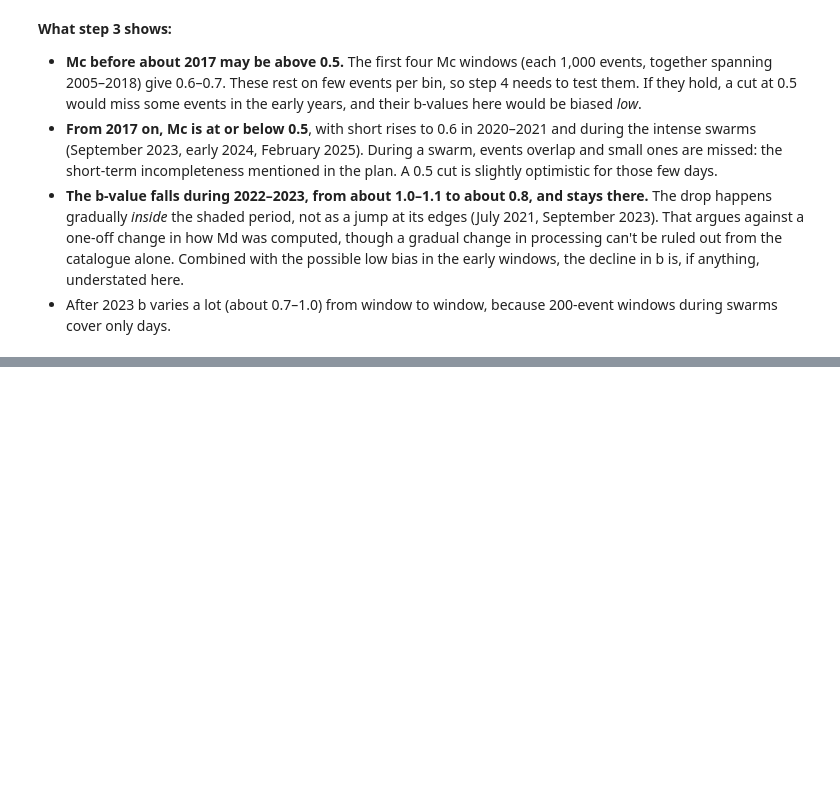
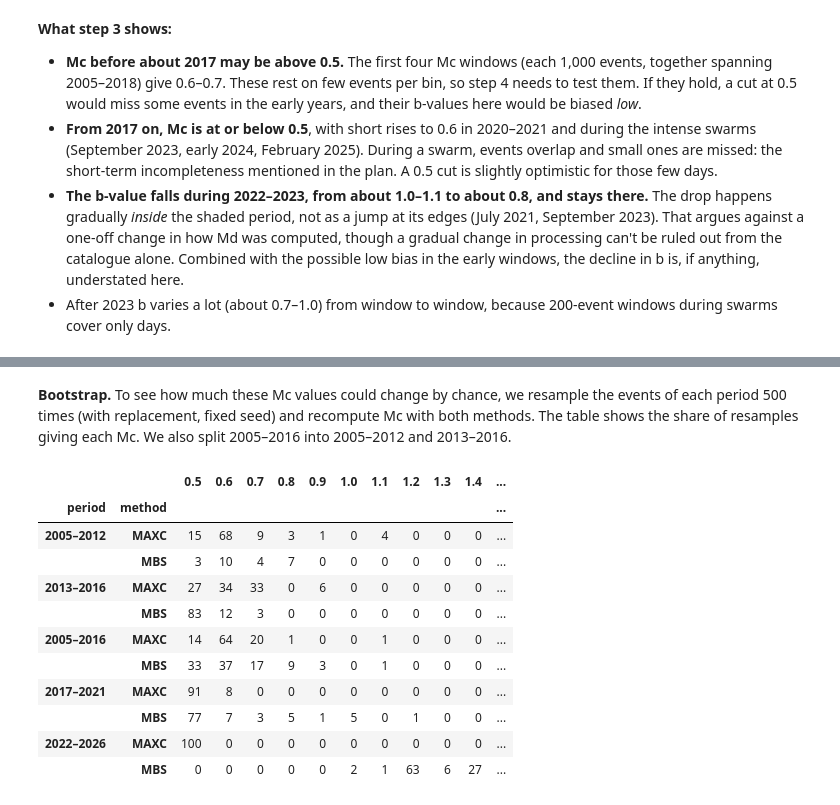
Before and after one commit to PatrickBolton/flegrei-seismicity, a Jupyter notebook: notebooks/01_completeness.ipynb, the cells around one changed output, grey strips where cells are left out. Drawn from its saved outputs; the diff is of its cells as text; code cells hidden in the pictures; blank space fills up the shorter version.

```diff
--- a/notebooks/01_completeness.ipynb
+++ b/notebooks/01_completeness.ipynb
@@ -285,0 +337,29 @@ b_t.groupby(b_t["mid"].dt.year)["b"].agg(["size", "median", "min", "max"]).round
+# %% [markdown]
+**Bootstrap.** To see how much these Mc values could change by chance, we resample the events of each period 500 times (with replacement, fixed seed) and recompute Mc with both methods. The table shows the share of resamples giving each Mc. We also split 2005–2016 into 2005–2012 and 2013–2016.
+# %%
+boot_periods = {"2005–2012": ("2005-01-01", "2013-01-01"),
+                "2013–2016": ("2013-01-01", "2017-01-01"),
+                **mbs_periods}
+rows = {}
+for label, (start, end) in boot_periods.items():
+    md_values = mags.loc[(mags["time"] >= start) & (mags["time"] < end), "md"]
+    for method, func in [("MAXC", mc_maxc), ("MBS", mc_mbs)]:
+        draws = pd.Series(bootstrap(md_values, func, n_boot=500, seed=42))
+        shares = draws.value_counts(normalize=True, dropna=False)
+        rows[(label, method)] = shares.rename(index=lambda v: "no result" if pd.isna(v) else f"{v:.1f}")
+boot = pd.DataFrame(rows).T.fillna(0)
+boot = boot[sorted(boot.columns, key=lambda c: (c == "no result", c))]
+(boot * 100).round(0).astype(int).rename_axis(["period", "method"])
+# %% [output]
+|  |  | 0.5 | 0.6 | 0.7 | 0.8 | 0.9 | 1.0 | 1.1 | 1.2 | 1.3 | 1.4 | ... |
+| period | method |  |  |  |  |  |  |  |  |  |  | ... |
+| 2005–2012 | MAXC | 15 | 68 | 9 | 3 | 1 | 0 | 4 | 0 | 0 | 0 | ... |
+|  | MBS | 3 | 10 | 4 | 7 | 0 | 0 | 0 | 0 | 0 | 0 | ... |
+| 2013–2016 | MAXC | 27 | 34 | 33 | 0 | 6 | 0 | 0 | 0 | 0 | 0 | ... |
+|  | MBS | 83 | 12 | 3 | 0 | 0 | 0 | 0 | 0 | 0 | 0 | ... |
+| 2005–2016 | MAXC | 14 | 64 | 20 | 1 | 0 | 0 | 1 | 0 | 0 | 0 | ... |
+|  | MBS | 33 | 37 | 17 | 9 | 3 | 0 | 1 | 0 | 0 | 0 | ... |
+| 2017–2021 | MAXC | 91 | 8 | 0 | 0 | 0 | 0 | 0 | 0 | 0 | 0 | ... |
+|  | MBS | 77 | 7 | 3 | 5 | 1 | 5 | 0 | 1 | 0 | 0 | ... |
+| 2022–2026 | MAXC | 100 | 0 | 0 | 0 | 0 | 0 | 0 | 0 | 0 | 0 | ... |
+|  | MBS | 0 | 0 | 0 | 0 | 0 | 2 | 1 | 63 | 6 | 27 | ... |
```
Also changed, not shown: parts of 7 cells of this notebook, 1 other file.
